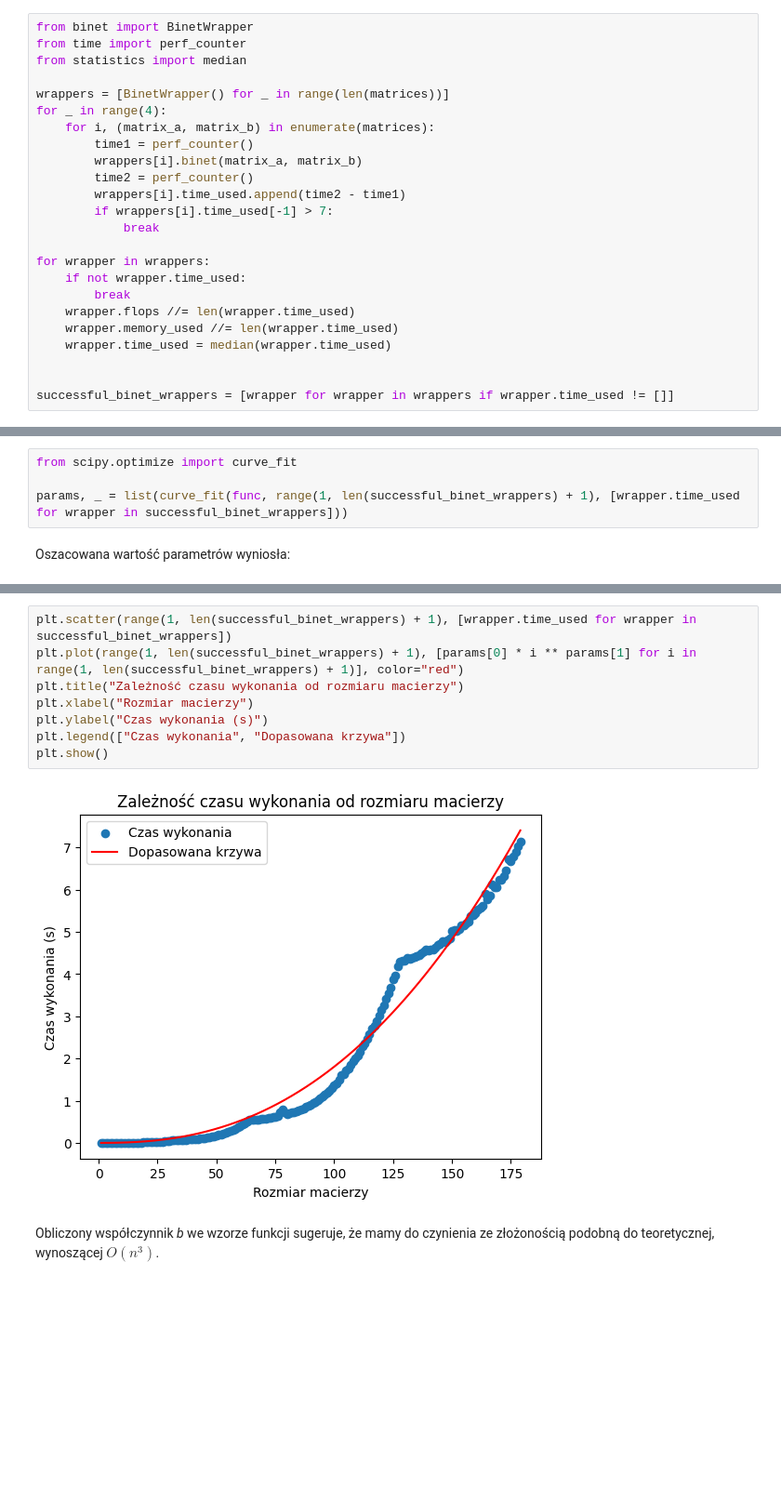
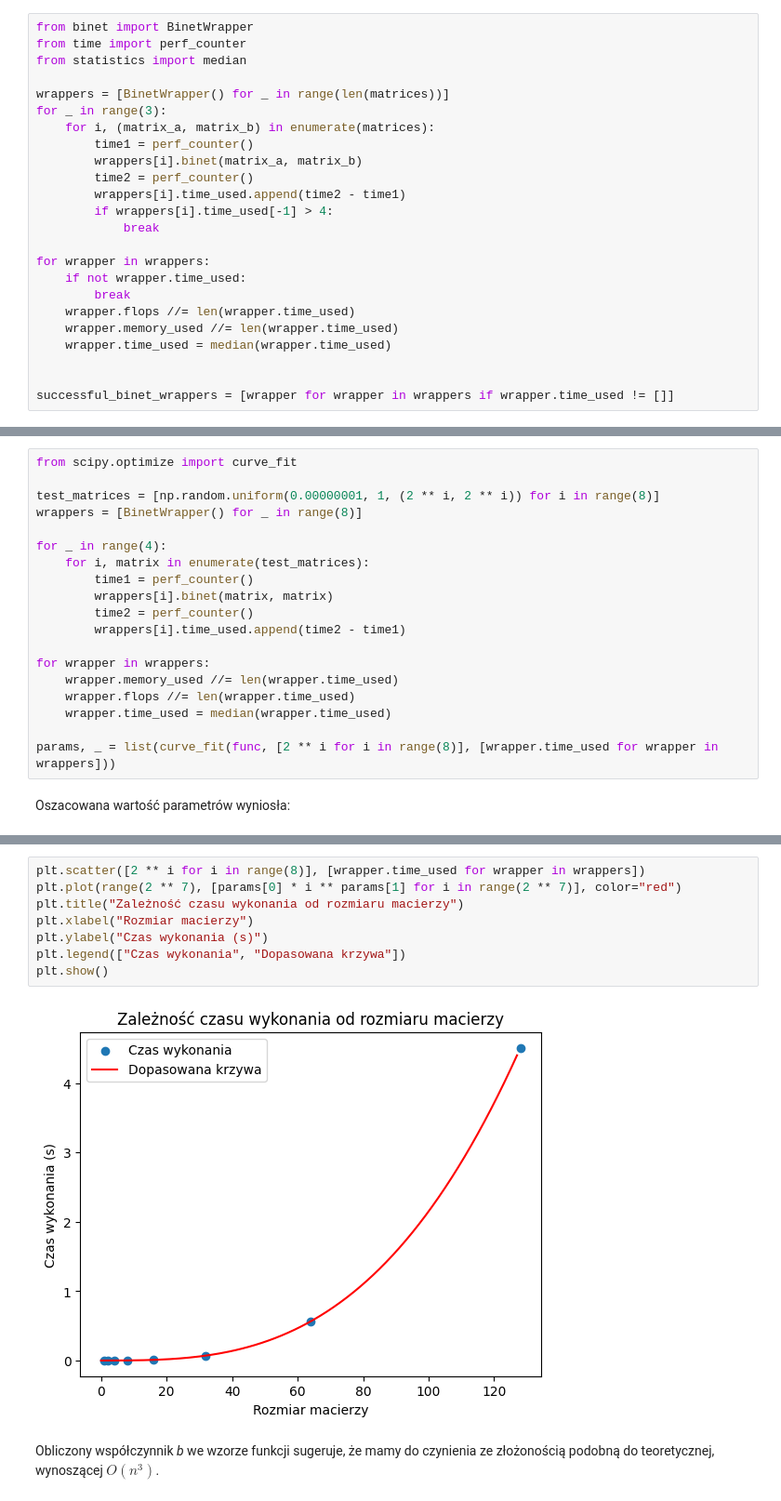
Before and after one commit to krzysztof-kopel/AlgoMacierzowe, a Jupyter notebook: lab1/lab1.ipynb, the cells around one changed output, grey strips where cells are left out. Shown: that part at 93% size. Cells and saved outputs as stored; diff of their text form; blank space fills up the shorter version.

```diff
--- a/lab1/lab1.ipynb
+++ b/lab1/lab1.ipynb
@@ -123,13 +123,13 @@ from time import perf_counter
 from statistics import median
 
 wrappers = [BinetWrapper() for _ in range(len(matrices))]
-for _ in range(4):
+for _ in range(3):
     for i, (matrix_a, matrix_b) in enumerate(matrices):
         time1 = perf_counter()
         wrappers[i].binet(matrix_a, matrix_b)
         time2 = perf_counter()
         wrappers[i].time_used.append(time2 - time1)
-        if wrappers[i].time_used[-1] > 7:
+        if wrappers[i].time_used[-1] > 4:
             break
 
 for wrapper in wrappers:
@@ -185,7 +185,22 @@ def func(x, a, b):
 # %%
 from scipy.optimize import curve_fit
 
-params, _ = list(curve_fit(func, range(1, len(successful_binet_wrappers) + 1), [wrapper.time_used for wrapper in successful_binet_wrappers]))
+test_matrices = [np.random.uniform(0.00000001, 1, (2 ** i, 2 ** i)) for i in range(8)]
+wrappers = [BinetWrapper() for _ in range(8)]
+
+for _ in range(4):
+    for i, matrix in enumerate(test_matrices):
+        time1 = perf_counter()
+        wrappers[i].binet(matrix, matrix)
+        time2 = perf_counter()
+        wrappers[i].time_used.append(time2 - time1)
+
+for wrapper in wrappers:
+    wrapper.memory_used //= len(wrapper.time_used)
+    wrapper.flops //= len(wrapper.time_used)
+    wrapper.time_used = median(wrapper.time_used)
+
+params, _ = list(curve_fit(func, [2 ** i for i in range(8)], [wrapper.time_used for wrapper in wrappers]))
 # %% [markdown]
 Oszacowana wartość parametrów wyniosła:
 # %%
@@ -196,13 +211,13 @@ b = 2.423513092197432
 # %%
-plt.scatter(range(1, len(successful_binet_wrappers) + 1), [wrapper.time_used for wrapper in successful_binet_wrappers])
-plt.plot(range(1, len(successful_binet_wrappers) + 1), [params[0] * i ** params[1] for i in range(1, len(successful_binet_wrappers) + 1)], color="red")
+plt.scatter([2 ** i for i in range(8)], [wrapper.time_used for wrapper in wrappers])
+plt.plot(range(2 ** 7), [params[0] * i ** params[1] for i in range(2 ** 7)], color="red")
 plt.title("Zależność czasu wykonania od rozmiaru macierzy")
 plt.xlabel("Rozmiar macierzy")
 plt.ylabel("Czas wykonania (s)")
 plt.legend(["Czas wykonania", "Dopasowana krzywa"])
 plt.show()
 # %% [output]
-[figure, old version]
+[figure, new version]
 # %% [markdown]
 Obliczony współczynnik *b* we wzorze funkcji sugeruje, że mamy do czynienia ze złożonością podobną do teoretycznej, wynoszącej $O(n^3)$.
 # %% [markdown]
```
Also changed, not shown: parts of 22 cells of this notebook.
